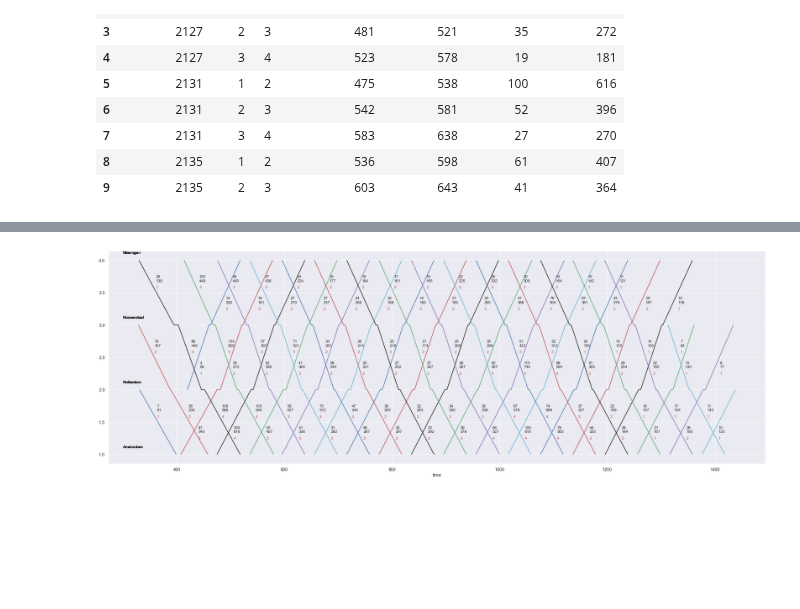
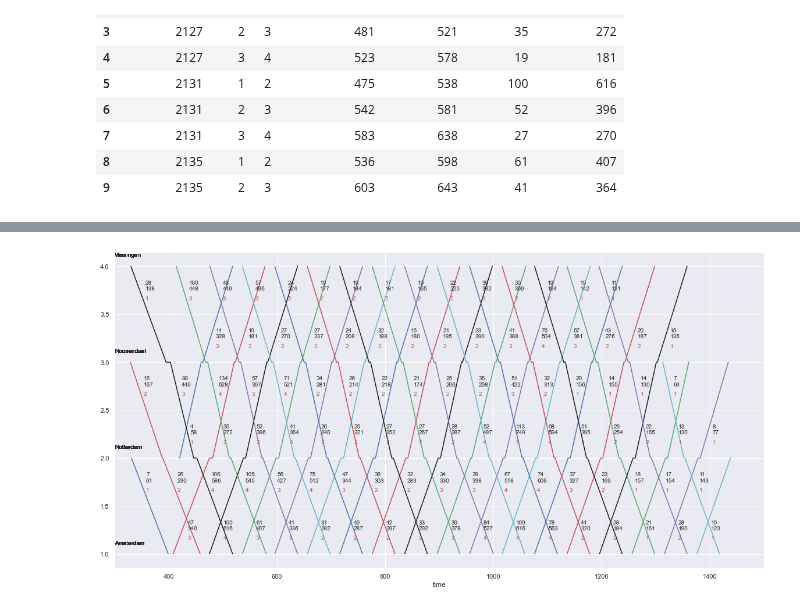
Before and after one commit to Sun-flowerSamurai/train-modelling, a Jupyter notebook: loading_train_data.ipynb, the cells around one changed output, grey strips where cells are left out. Drawn from its saved outputs; the diff is of its cells as text; code cells hidden in the pictures; blank space fills up the shorter version.

```diff
--- a/loading_train_data.ipynb
+++ b/loading_train_data.ipynb
@@ -105,14 +112,19 @@ df_travelers_per_minute_second.plot(kind='line', figsize=(16,9));
 # %%
-trains = dict()
+def create_trains_dict(schedulce: pd.DataFrame) -> dict:
+    """Creates a dict with an entry for every train_number in schedule
+    with the train_number as key and that trains schedule as value.
+    """
 
-for index, row in df.iterrows():
-    if row[0] in trains:
-        trains[row[0]] = pd.concat([trains[row[0]], pd.DataFrame(row[1:]).T])
-    else:
-        trains[row[0]] = pd.DataFrame(row[1:]).T
+    trains = dict()
+
+    for index, row in schedulce.iterrows():
+        if row[0] in trains:
+            trains[row[0]] = pd.concat([trains[row[0]], pd.DataFrame(row).T])
+        else:
+            trains[row[0]] = pd.DataFrame(row).T
+
+    return trains
 # %%
-import itertools
-import math
 colors = ['b', 'r', 'k', 'g', 'm', 'c']
 color_cycle = itertools.cycle(colors)
 
@@ -130,51 +142,52 @@ class Train:
         self.schedule = df.sort_values(by='time').reset_index()
 
 
-    def plot(self) -> None:
+    def plot(self, train_type) -> None:
         """Plot the space time graph of the train line
         """
         col = next(color_cycle)
 
         ax=self.ax
 
-        self.schedule.plot(kind='line', x='time', y='place', ax=ax, color=col, figsize=(30,10))
+        self.schedule.plot(kind='line', x='time', y='place', ax=ax, color=col)
 
         for index, row in self._schedule.iterrows():
             offset_t = 10
             offset_p = 0
-            place = row[0] - (row[0] - row[1])/3 + offset_p
-            time = row[2] - (row[2] - row[3])/3 + offset_t
+            place = row[1] - (row[1] - row[2])/4 + offset_p
+            time = row[3] - (row[3] - row[4])/4 + offset_t
 
-            min_trains = math.ceil(max(row[4]/train_3[1], row[5]/train_3[1]))
-            ax.text(time, place, f'{row[4]}\n{row[5]}')
-            ax.text(time, place-0.1, str(min_trains), color='r')
+            ax.text(time, place, f'{row[5]}\n{row[6]}')
+            ax.text(time, place-0.1, str(min_trains(row, train_type)), color='r')
 # %%
 class VisualizeSchedule:
     def __init__(self, trains_to_visualize: dict) -> None:
         """Setup the schedule that needs to be visualized.
         """
 
         self.trains = trains_to_visualize
 
-    def visualize(self) -> None:
+    def visualize(self, train_type) -> None:
         """Show the space-time plot of the train schedule.
         """
 
-        ax = plt.gca()
+        fig, ax = plt.subplots(figsize=(20, 10))
+        ax.set_xlim(300, 1500)
 
         for key, value in self.trains.items():
             train = Train(key, value, ax)
-            train.plot()
+            train.plot(train_type=train_type)
             ax.text(300, AMSTERDAM + 0.1, 'Amsterdam')
             ax.text(300, ROTTERDAM + 0.1, 'Rotterdam')
             ax.text(300, ROOSENDAAL + 0.1, 'Roosendaal')
             ax.text(300, VLISSINGEN + 0.1, 'Vlissingen')
             plt.legend().remove()
 
+trains = create_trains_dict(df)
 trains_subset = dict(itertools.islice(trains.items(), 10))
 
 viz = VisualizeSchedule(trains)
-viz.visualize()
+viz.visualize(train_type=type_3_train)
 plt.savefig('output.pdf')
 # %% [output]
-[figure, old version]
+[figure, new version]
```
Also changed, not shown: parts of 9 cells of this notebook, 1 other file.
